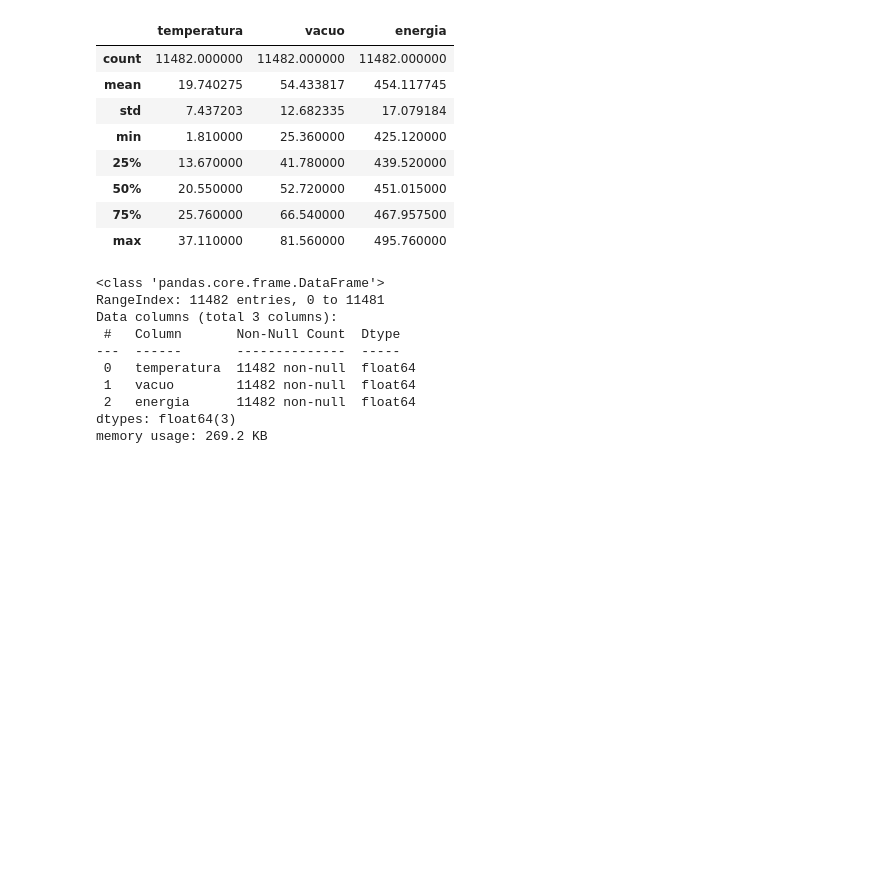
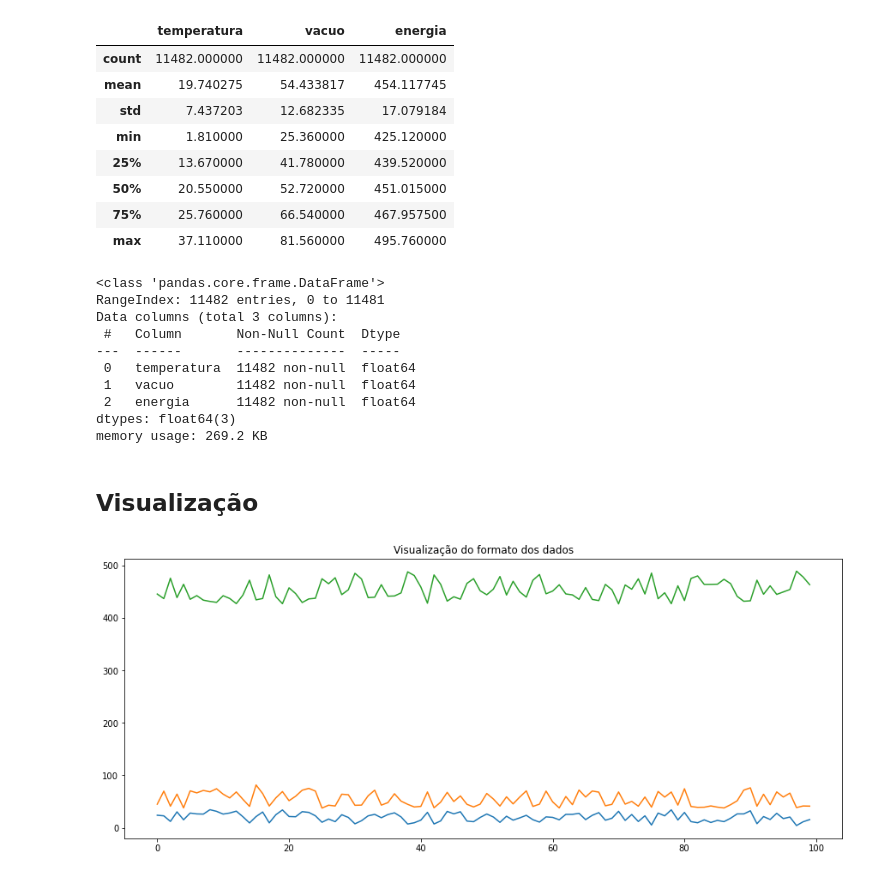
Before and after one commit to thiago9864/mineracao_dados, a Jupyter notebook: trabalho_6/trabalho_6_dupla_20.ipynb, the cells around one changed output. Drawn from its saved outputs; the diff is of its cells as text; code cells hidden in the pictures; blank space fills up the shorter version.

Commit message:
Trabalho 6: Visualização e normalização

```diff
--- a/trabalho_6/trabalho_6_dupla_20.ipynb
+++ b/trabalho_6/trabalho_6_dupla_20.ipynb
@@ -50,3 +52,14 @@ Data columns (total 3 columns):
  2   energia      11482 non-null  float64
 dtypes: float64(3)
 memory usage: 269.2 KB
+# %% [markdown]
+## Visualização
+# %%
+plt.figure(figsize=(15,6))
+plt.plot(df.head(100)['temperatura'])
+plt.plot(df.head(100)['vacuo'])
+plt.plot(df.head(100)['energia'])
+plt.title('Visualização do formato dos dados')
+plt.show()
+# %% [output]
+[figure, added]
```
Also changed, not shown: parts of 8 cells of this notebook.
